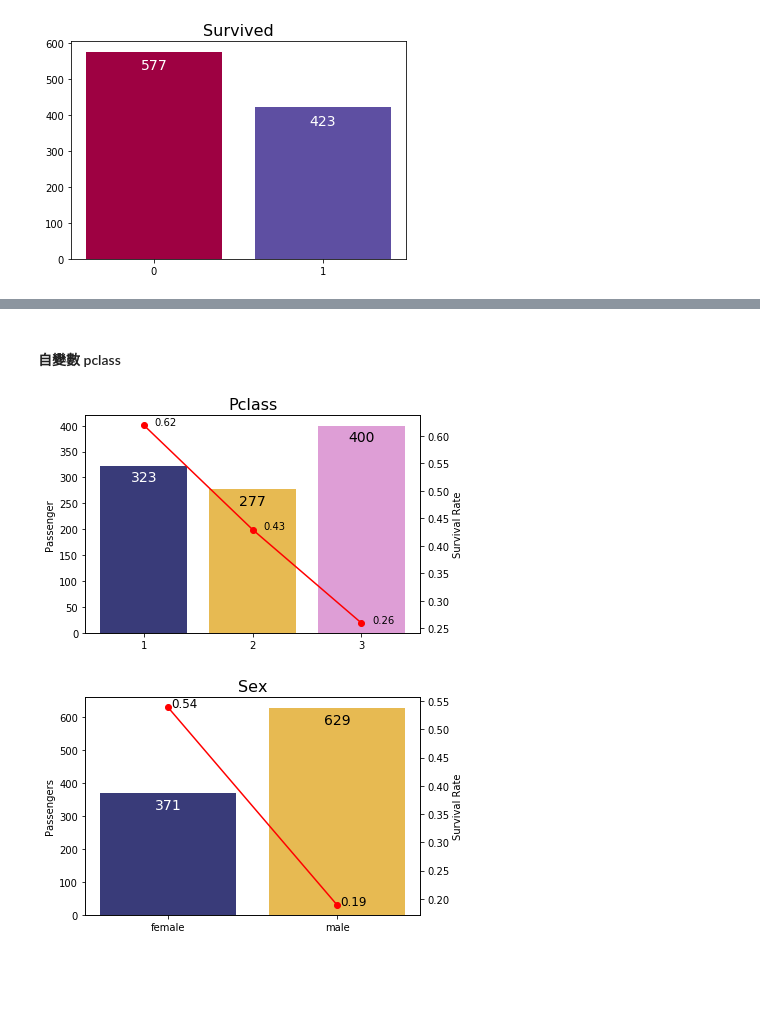
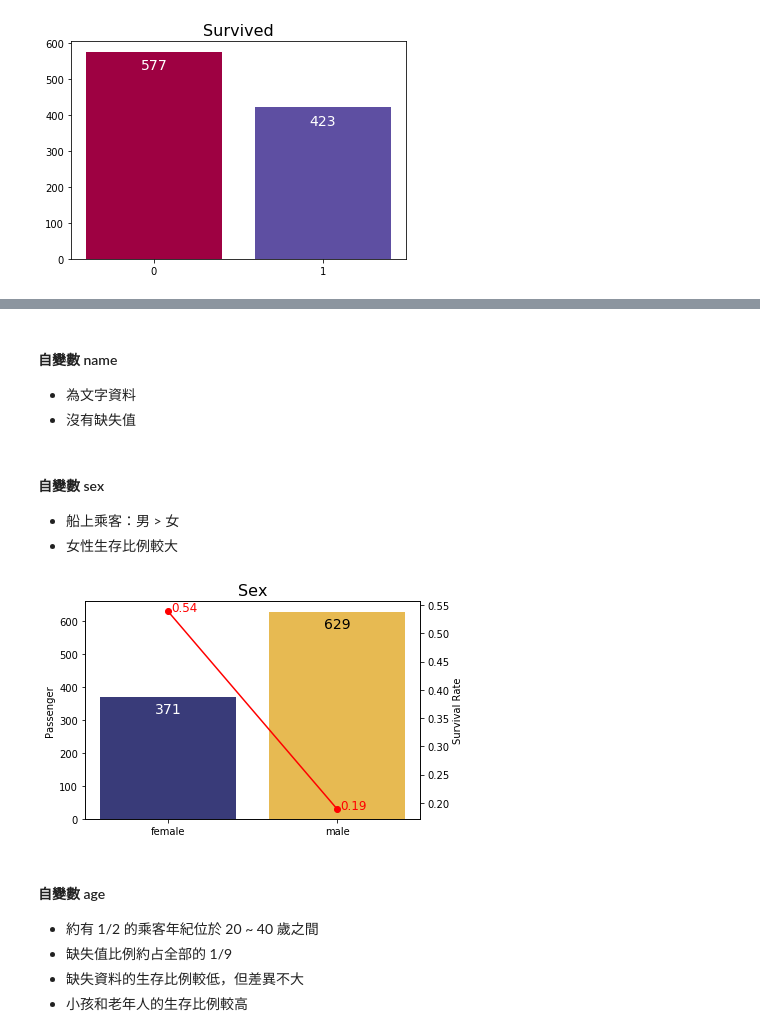
Before and after one commit to kevin21326/STASD, a Jupyter notebook: week_07/week_7_inclass_practice.ipynb, the cells around one changed output, grey strips where cells are left out. Cells and saved outputs as stored; diff of their text form; code cells hidden in the pictures; blank space fills up the shorter version.

```diff
--- a/week_07/week_7_inclass_practice.ipynb
+++ b/week_07/week_7_inclass_practice.ipynb
@@ -90,66 +126,48 @@ plt.show()
 # %% [markdown]
-#### 自變數 pclass
+#### 自變數 name
+- 為文字資料
+- 沒有缺失值
+# %% [markdown]
+#### 自變數 sex
+- 船上乘客：男 > 女
+- 女性生存比例較大
 # %%
-pclass_count = data.groupby('pclass').size()
-pclass_survived = data.groupby(['pclass', 'survived']).size()[1::2]
-pclass_survived_rate = [i/j  for i, j in zip(pclass_survived, pclass_count)]
+sex_count = data.groupby('sex').size()
+sex_survived = data.groupby(['pclass', 'survived']).size()[1::2]
+sex_survived_rate = [i/j  for i, j in zip(sex_survived, sex_count)]
 
 fig, ax = plt.subplots()
-ax.bar(x =[str(i) for i in pclass_count.index],
-        height = pclass_count.values,
-        color = get_colors('tab20b', 3))
+ax.bar(x = sex_count.index,
+       height = sex_count.values,
+       color = get_colors('tab20b', 3)[0:2])
 ax.set_ylabel('Passenger')
 
-tcolor = ['white', 'black', 'black']
-for i, val, c in zip(pclass_count.index, pclass_count.values, tcolor):
-    plt.annotate(str(val),
-                 xy = (i-1, val-30),
+tcolor = ['white', 'black']
+for i, c in zip(range(len(sex_count.index)), tcolor):
+    plt.annotate(sex_count.values[i],
+                 xy = (i, sex_count.values[i]-50),
                  horizontalalignment = 'center',
                  fontsize = 14,
                  color = c)
 
 ax2 = ax.twinx()
 ax2.set_ylabel('Survival Rate')
-ax2.plot(pclass_survived_rate, marker='o', color='red')
-for i, val in zip(pclass_count.index, pclass_survived_rate):
+ax2.plot(sex_survived_rate, marker='o', color='red')
+for i, val in zip(range(len(sex_count.index)), sex_survived_rate):
     ax2.annotate("%.2f"%(val),
-                 xy = (i-1+0.2, val),
-                 horizontalalignment = 'center')
+                 xy = (i+0.1, val),
+                 horizontalalignment = 'center',
+                 fontsize = 12,
+                 color ='red')
 
-plt.title("Pclass", fontsize=16)
+plt.title("Sex", fontsize=16)
 plt.show()
 # %% [output]
-[figure, old version]
+[figure, new version]
-# %%
-sex_count = data.groupby('sex').size()
-sex_survived = data.groupby(['pclass', 'survived']).size()[1::2]
-sex_survived_rate = [i/j  for i, j in zip(sex_survived, sex_count)]
-
-fig, ax = plt.subplots()
-ax.bar(x = sex_count.index,
-       height = sex_count.values,
-       color = get_colors('tab20b', 3)[0:2])
-ax.set_ylabel('Passengers')
-
-tcolor = ['white', 'black']
-for i, c in zip(range(len(sex_count.index)), tcolor):
-    plt.annotate(sex_count.values[i],
-                 xy = (i, sex_count.values[i]-50),
-                 horizontalalignment = 'center',
-                 fontsize = 14,
-                 color = c)
-
-ax2 = ax.twinx()
-ax2.set_ylabel('Survival Rate')
-ax2.plot(sex_survived_rate, marker='o', color='red')
-for i, val in zip(range(len(sex_count.index)), sex_survived_rate):
-    ax2.annotate("%.2f"%(val),
-                 xy = (i+0.1, val),
-                 horizontalalignment = 'center',
-                 fontsize = 12)
-
-plt.title("Sex", fontsize=16)
-plt.show()
-# %% [output]
-[figure, removed]
+# %% [markdown]
+#### 自變數 age
+- 約有 1/2 的乘客年紀位於 20 ~ 40 歲之間
+- 缺失值比例約占全部的 1/9
+- 缺失資料的生存比例較低，但差異不大
+- 小孩和老年人的生存比例較高
 # %%
```
Also changed, not shown: parts of 22 cells of this notebook.
